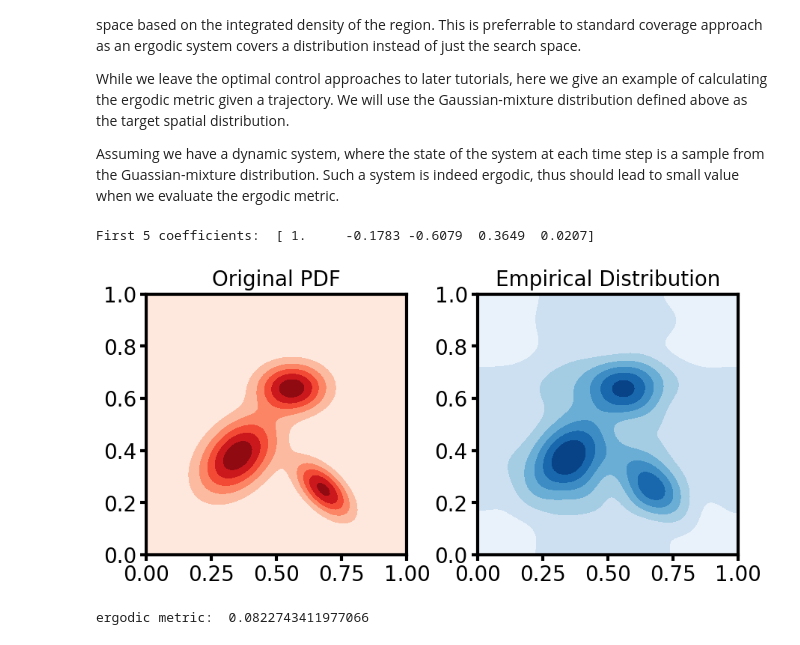
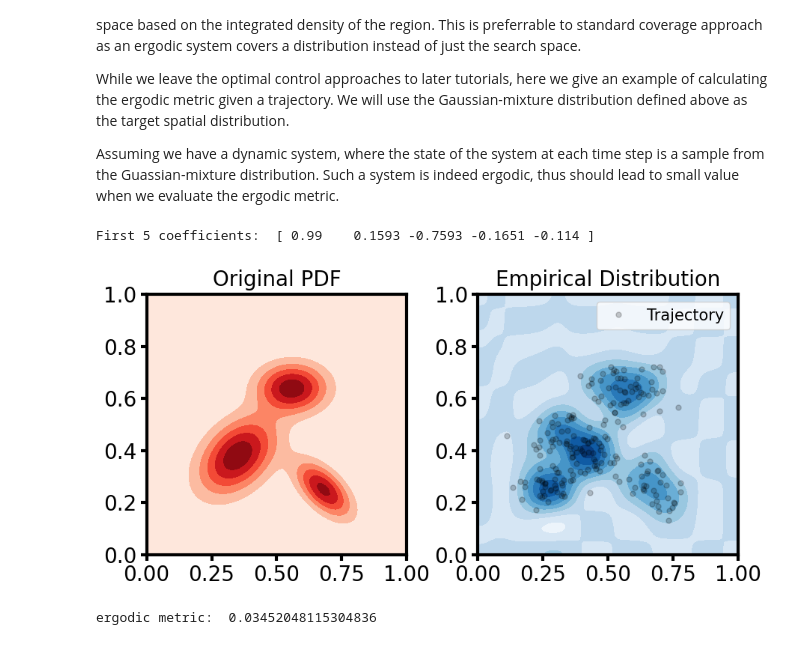
Before and after one commit to MurpheyLab/ergodic-control-sandbox, a Jupyter notebook: ergodic_metric.ipynb, the cells around one changed output. Cells and saved outputs as stored; diff of their text form; code cells hidden in the pictures.

Commit message:
update metric tutorial

```diff
--- a/ergodic_metric.ipynb
+++ b/ergodic_metric.ipynb
@@ -20,6 +20,8 @@ mpl.rcParams['xtick.labelsize'] = 20
 mpl.rcParams['ytick.major.size'] = 6
 mpl.rcParams['ytick.major.width'] = 3
 mpl.rcParams['ytick.labelsize'] = 20
+mpl.rcParams['lines.markersize'] = 5
+mpl.rcParams['legend.fontsize'] = 15
 # %% [markdown]
 #### Fourier basis function
 
@@ -111,6 +112,8 @@ coefficients = np.zeros(ks.shape[0])  # number of coefficients matches the numbe
 for i, k_vec in enumerate(ks):
     # step 1: evaluate the fourier basis function over all the grid cells
     fk_vals = np.prod(np.cos(np.pi * k_vec / L_list * grids), axis=1)  # we use NumPy's broadcasting feature to simplify computation
+    hk = np.sqrt(np.sum(np.square(fk_vals)) * dx * dy)  # normalization term
+    fk_vals /= hk
 
     # step 2: evaluate the spatial probabilty density function over all the grid cells
     pdf_vals = pdf(grids)  # this can computed ahead of the time
@@ -135,6 +138,9 @@ First 5 coefficients:  [ 0.9998  0.0574 -0.5567 -0.0452 -0.0398]
 pdf_recon = np.zeros(grids.shape[0])
 for i, (ck, k_vec) in enumerate(zip(coefficients, ks)):
     fk_vals = np.prod(np.cos(np.pi * k_vec / L_list * grids), axis=1)
+    hk = np.sqrt(np.sum(np.square(fk_vals)) * dx * dy)
+    fk_vals /= hk
+
     pdf_recon += ck * fk_vals
 
 pdf_gt = pdf(grids)  # ground truth density function
@@ -210,9 +216,9 @@ Assuming we have a dynamic system, where the state of the system at each time st
 # define the dynamics
 def dyn(st):
     mixture_category = np.where(np.random.multinomial(1, [w1, w2, w3])==1.0)[0][0]
-    if mixture_category == 1:
+    if mixture_category == 0:
         st_new = mvn.rvs(mean1, cov1)
-    elif mixture_category == 2:
+    elif mixture_category == 1:
         st_new = mvn.rvs(mean2, cov2)
     else:
         st_new = mvn.rvs(mean3, cov3)
@@ -224,7 +230,7 @@ dt = 0.1
 tsteps = 200
 st = np.ones(2) * 0.5
 s_traj = []
-for t in range(200):
+for t in range(tsteps):
     st_new = dyn(st)
     s_traj.append(st_new)
     st = st_new.copy()
@@ -235,6 +241,8 @@ traj_coefficients = np.zeros(ks.shape[0])
 for i, k_vec in enumerate(ks):
     # step 1: evaluate the basis function over the trajectory
     fk_vals = np.prod(np.cos(np.pi * k_vec / L_list * s_traj), axis=1)
+    hk = np.sqrt(np.sum(np.square(np.prod(np.cos(np.pi * k_vec / L_list * grids), axis=1))) * dx * dy)
+    fk_vals /= hk
 
     # step 2: approximate the integral through the Riemann sum for the coefficient
     phik = np.sum(fk_vals) * dt / (tsteps * dt)
@@ -242,40 +250,45 @@ for i, k_vec in enumerate(ks):
 
 print('First 5 coefficients: ', traj_coefficients[:5])
 # %% [output]
-First 5 coefficients:  [ 1.     -0.1783 -0.6079  0.3649  0.0207]
+First 5 coefficients:  [ 0.99    0.1593 -0.7593 -0.1651 -0.114 ]
 # %%
 phi_recon = np.zeros(grids.shape[0])
-for i, (phik, k_vec) in enumerate(zip(coefficients, ks)):
+for i, (phik, k_vec) in enumerate(zip(traj_coefficients, ks)):
     fk_vals = np.prod(np.cos(np.pi * k_vec / L_list * grids), axis=1)
+    hk = np.sqrt(np.sum(np.square(fk_vals)) * dx * dy)
+    fk_vals /= hk
+
     phi_recon += phik * fk_vals
 
 pdf_gt = pdf(grids)  # ground truth density function
 
 # visualize for comparison
 fig, axes = plt.subplots(1, 2, figsize=(9,5), dpi=100, tight_layout=True)
 
 ax = axes[0]
 ax.set_aspect('equal')
 ax.set_xlim(0.0, 1.0)
 ax.set_ylim(0.0, 1.0)
 ax.set_title('Original PDF')
 ax.contourf(grids_x, grids_y, pdf_gt.reshape(grids_x.shape), cmap='Reds')
 
 ax = axes[1]
 ax.set_aspect('equal')
 ax.set_xlim(0.0, 1.0)
 ax.set_ylim(0.0, 1.0)
 ax.set_title('Empirical Distribution')
 ax.contourf(grids_x, grids_y, phi_recon.reshape(grids_x.shape), cmap='Blues')
+ax.plot(s_traj[:,0], s_traj[:,1], linestyle='', marker='o', color='k', alpha=0.2, label='Trajectory')
+ax.legend(loc=1)
 
 plt.show()
 plt.close()
 # %% [output]
-[figure, old version]
+[figure, new version]
 # %%
 # Finally, we compute the erogdic metric
 lamk_list = np.power(1.0 + np.linalg.norm(ks, axis=1), -3/2.0)
 erg_metric = np.sum(lamk_list * np.square(coefficients - traj_coefficients))
 print('ergodic metric: ', erg_metric)
 # %% [output]
-ergodic metric:  0.0822743411977066
+ergodic metric:  0.03452048115304836
```
Also changed, not shown: parts of 3 cells of this notebook.
